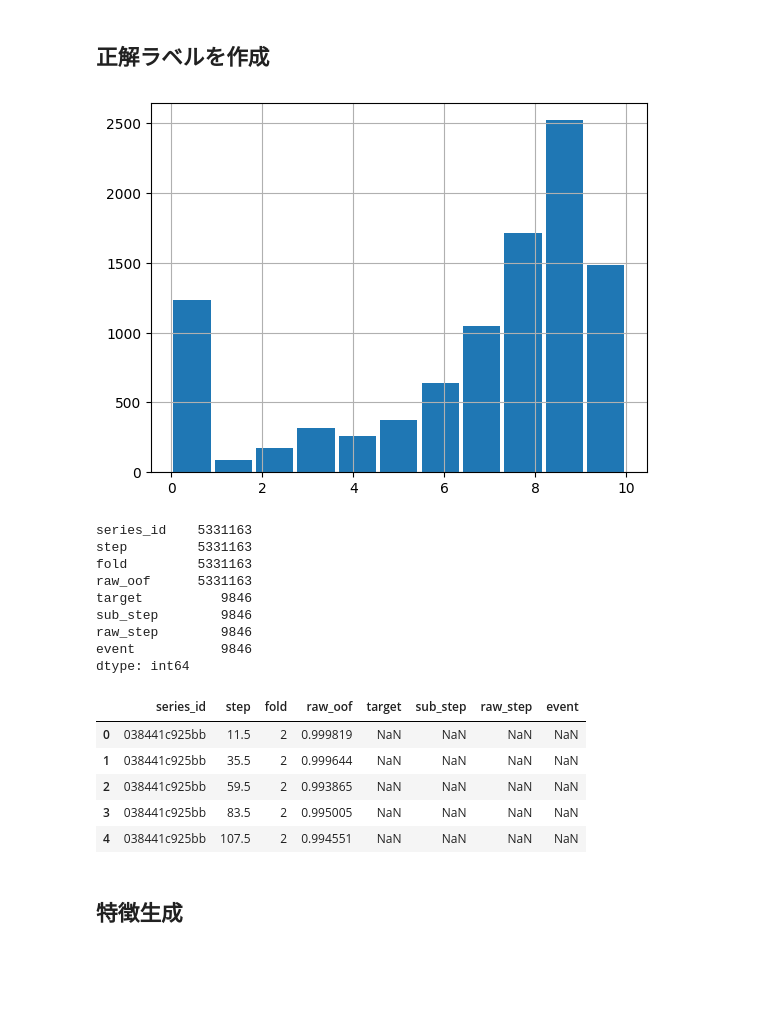
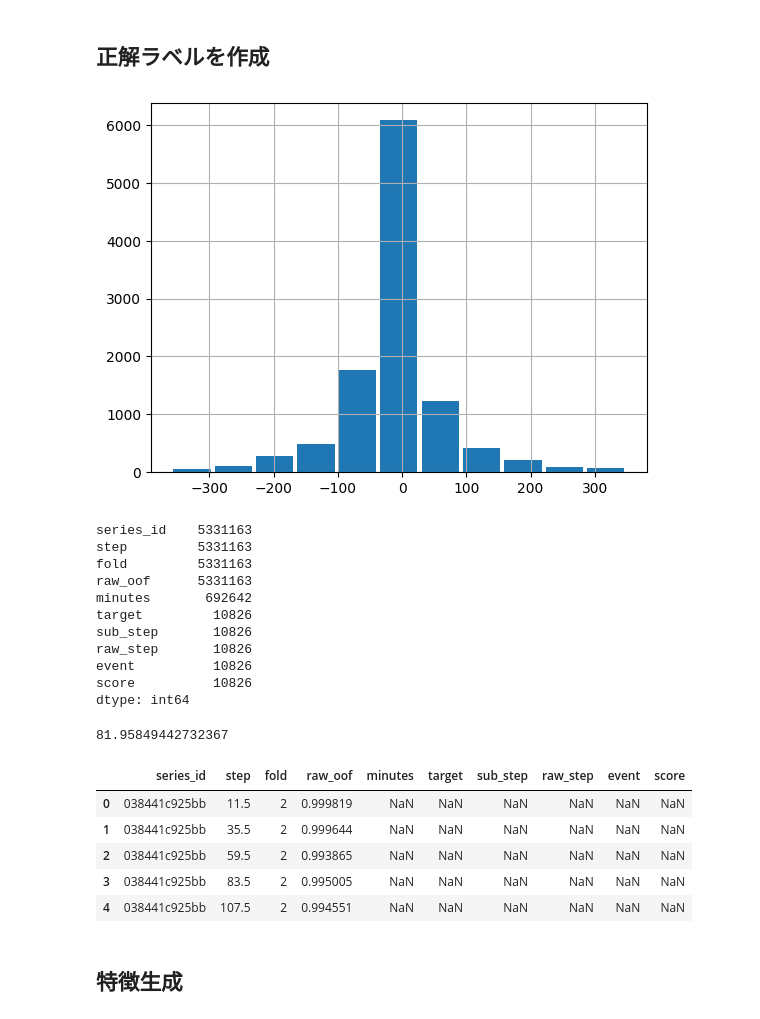
Before and after one commit to penguin-prg/child-mind-institute-detect-sleep-states, a Jupyter notebook: model/xgboost/step_classifier/3rd_stage.ipynb, the cells around one changed output. Saved outputs shown, nothing was run; the diff lists cells and outputs as text; code cells hidden in the pictures; blank space fills up the shorter version.

```diff
--- a/model/xgboost/step_classifier/3rd_stage.ipynb
+++ b/model/xgboost/step_classifier/3rd_stage.ipynb
@@ -85,61 +85,60 @@ display(labels.head())
 # %% [markdown]
 ## 正解ラベルを作成
 # %%
-thresholds = [12, 36, 60, 90, 120, 150, 180, 240, 300, 360]
 dfs = []
 for (series_id, event), label_df in labels.groupby(["series_id", "event"]):
     sub_df = sub[(sub["series_id"] == series_id) & (sub["event"] == event)].reset_index(drop=True)
-    targets = np.zeros(len(sub_df))
-    for thresh in thresholds:
-        matched = np.zeros(len(sub_df), dtype=bool)
+    targets = np.empty(len(sub_df))
+    for i, sub_step in enumerate(sub_df["step"].values):
+        best_step = np.inf
         for step in label_df["step"].values:
-            min_dist = thresh
-            min_idx = -1
-            for idx, sub_step in enumerate(sub_df["step"].values):
-                if matched[idx]:
-                    continue
-                dist = abs(step - sub_step)
-                if dist < min_dist:
-                    min_dist = dist
-                    min_idx = idx
-            if min_idx != -1:
-                targets[min_idx] += 1
-                matched[min_idx] = True
+            if abs(step - sub_step) < abs(best_step - sub_step):
+                best_step = step
+        target = best_step - sub_step
+        if abs(target) > 360:
+            target = 0
+        targets[i] = target
     sub_df["target"] = targets
     sub_df["sub_step"] = sub_df["step"].values
     dfs.append(sub_df)
 sub = pd.concat(dfs).reset_index(drop=True)
 plt.hist(sub["target"].values, bins=11, rwidth=0.9)
 plt.grid()
 plt.show()
 
-oof = oof[["series_id", "step", "fold", "raw_oof"]].merge(
-    sub[["target", "series_id", "sub_step", "raw_step", "event"]],
+oof = oof[["series_id", "step", "fold", "raw_oof", "minutes"]].merge(
+    sub[["target", "series_id", "sub_step", "raw_step", "event", "score"]],
     left_on=["series_id", "step"],
     right_on=["series_id", "raw_step"],
     how="left",
     )
 (~oof.isna()).sum()
 # %% [output]
-[figure, old version]
+[figure, new version]
 series_id    5331163
 step         5331163
 fold         5331163
 raw_oof      5331163
-target          9846
-sub_step        9846
-raw_step        9846
-event           9846
+minutes       692642
+target         10826
+sub_step       10826
+raw_step       10826
+event          10826
+score          10826
 dtype: int64
+# %%
+(oof.target ** 2).mean() ** 0.5
+# %% [output]
+81.95849442732367
 # %%
 oof.head()
 # %% [output]
-|  | series_id | step | fold | raw_oof | target | sub_step | raw_step | event |
-| 0 | 038441c925bb | 11.5 | 2 | 0.999819 | NaN | NaN | NaN | NaN |
-| 1 | 038441c925bb | 35.5 | 2 | 0.999644 | NaN | NaN | NaN | NaN |
-| 2 | 038441c925bb | 59.5 | 2 | 0.993865 | NaN | NaN | NaN | NaN |
-| 3 | 038441c925bb | 83.5 | 2 | 0.995005 | NaN | NaN | NaN | NaN |
-| 4 | 038441c925bb | 107.5 | 2 | 0.994551 | NaN | NaN | NaN | NaN |
+|  | series_id | step | fold | raw_oof | minutes | target | sub_step | raw_step | event | score |
+| 0 | 038441c925bb | 11.5 | 2 | 0.999819 | NaN | NaN | NaN | NaN | NaN | NaN |
+| 1 | 038441c925bb | 35.5 | 2 | 0.999644 | NaN | NaN | NaN | NaN | NaN | NaN |
+| 2 | 038441c925bb | 59.5 | 2 | 0.993865 | NaN | NaN | NaN | NaN | NaN | NaN |
+| 3 | 038441c925bb | 83.5 | 2 | 0.995005 | NaN | NaN | NaN | NaN | NaN | NaN |
+| 4 | 038441c925bb | 107.5 | 2 | 0.994551 | NaN | NaN | NaN | NaN | NaN | NaN |
 # %% [markdown]
 ## 特徴生成
 # %%
```
Also changed, not shown: parts of 9 cells of this notebook, 2 other files.
